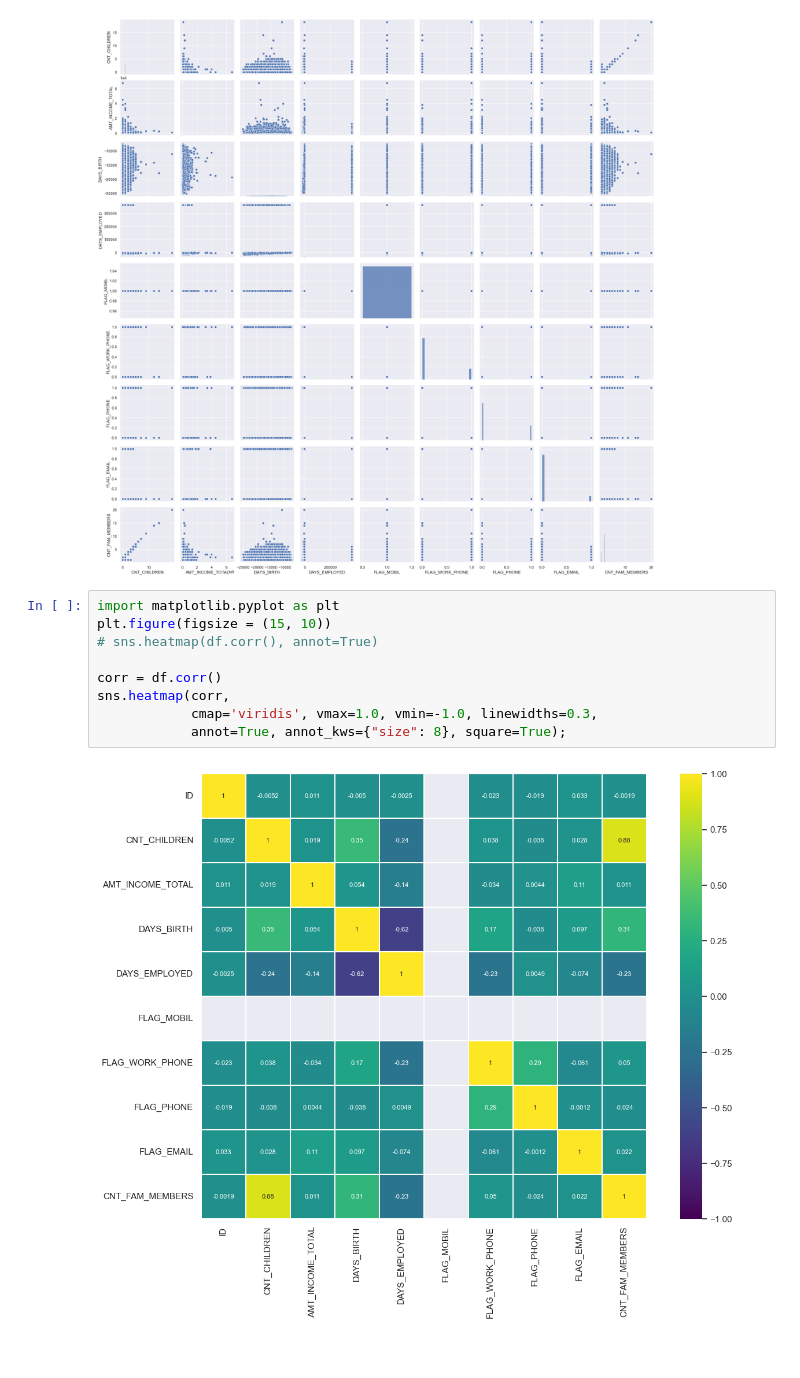
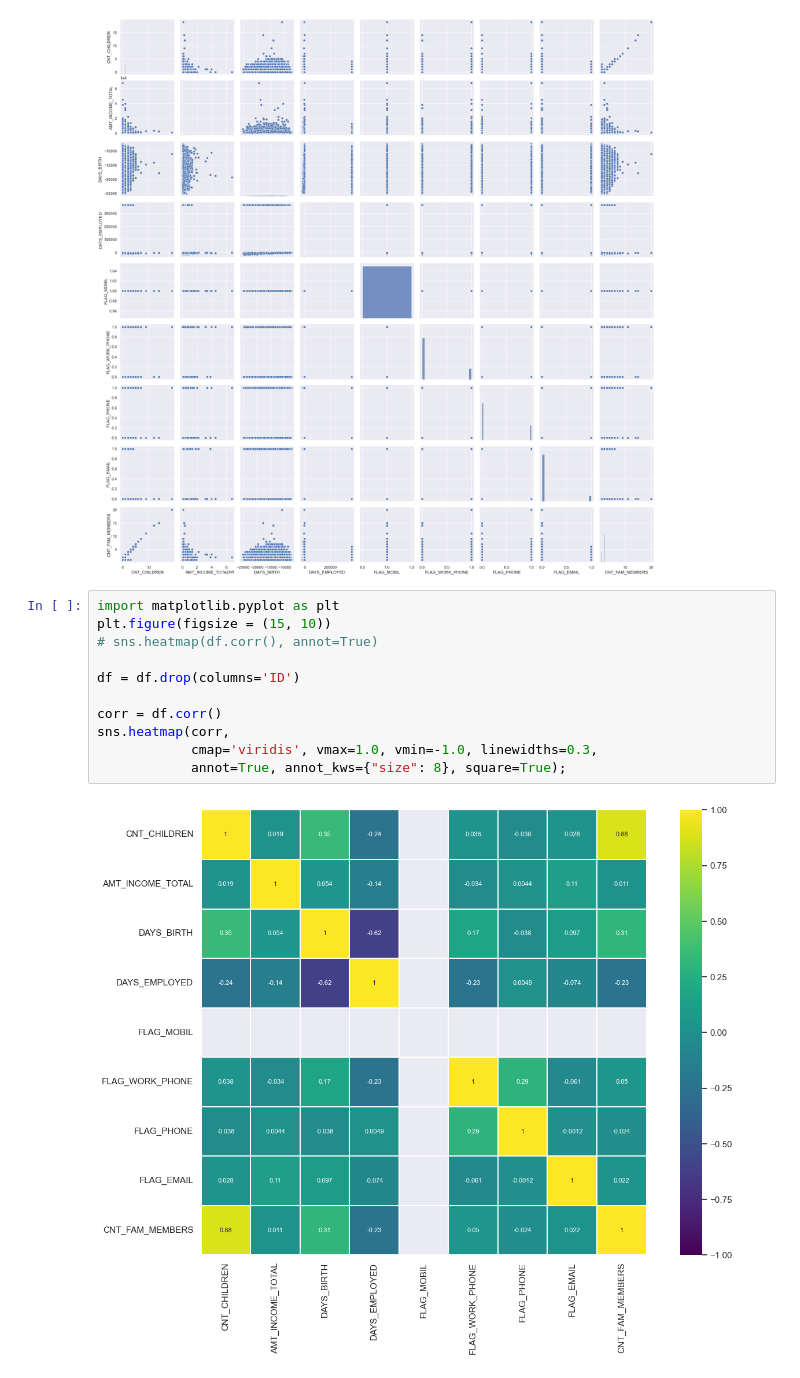
Before and after one commit to Sumanaruban/credit-card-approval-prediction, a Jupyter notebook: credit-card-approval-prediction-sumani.ipynb, the cells around one changed output. Drawn from its saved outputs; the diff is of its cells as text.

```diff
--- a/credit-card-approval-prediction-sumani.ipynb
+++ b/credit-card-approval-prediction-sumani.ipynb
@@ -338,11 +369,13 @@ sns.pairplot(df, vars = numeric_col)
 # %%
 import matplotlib.pyplot as plt
 plt.figure(figsize = (15, 10))
 # sns.heatmap(df.corr(), annot=True)
 
+df = df.drop(columns='ID')
+
 corr = df.corr()
 sns.heatmap(corr,
             cmap='viridis', vmax=1.0, vmin=-1.0, linewidths=0.3,
             annot=True, annot_kws={"size": 8}, square=True);
 # %% [output]
-[figure, old version]
+[figure, new version]
```
Also changed, not shown: parts of 17 cells of this notebook.
